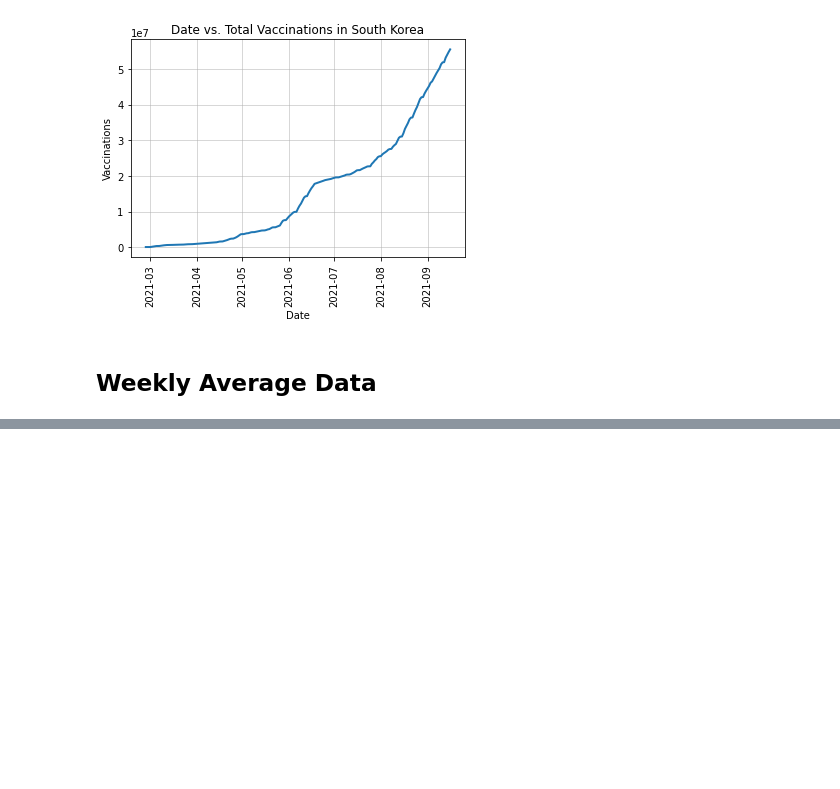
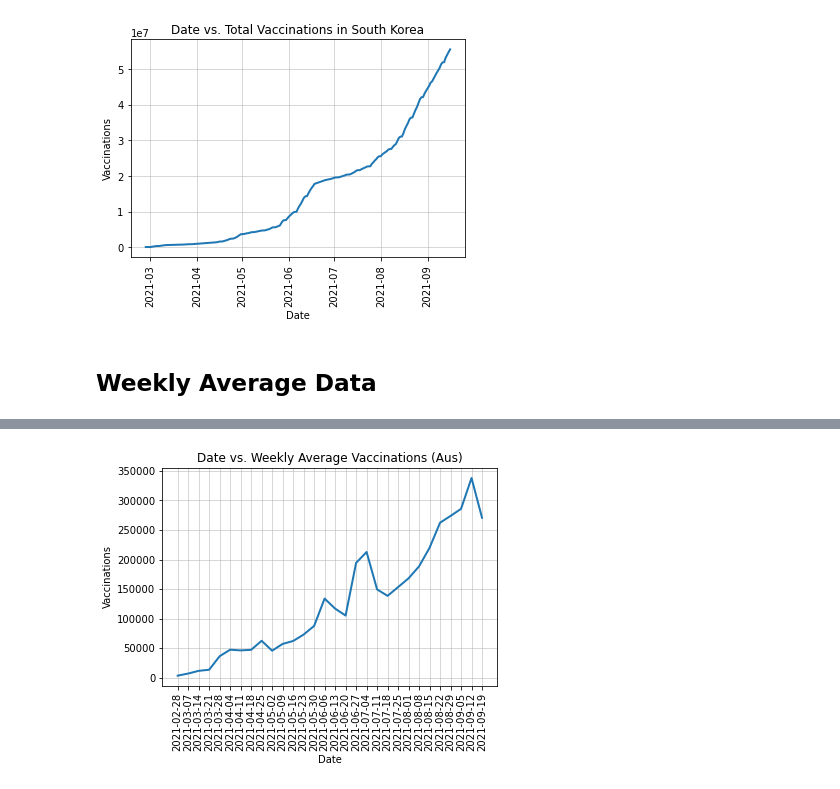
Before and after one commit to BenPickles85/bootcamp-project-1, a Jupyter notebook: vaccines_aus_merged.ipynb, the cells around one changed output, grey strips where cells are left out. Saved outputs shown, nothing was run; the diff lists cells and outputs as text; code cells hidden in the pictures; blank space fills up the shorter version.

Commit message:
add weekly data

```diff
--- a/vaccines_aus_merged.ipynb
+++ b/vaccines_aus_merged.ipynb
@@ -494,3 +494,15 @@ plt.grid(linewidth=1, alpha = 0.5)
 [figure]
 # %% [markdown]
 ## Weekly Average Data
+# %%
+# Weekly data
+file_to_load = "Resources/weekly_average_data.csv"
+read_file = pd.read_csv(file_to_load)
+#read_file.head()
+# %%
+weekly_data = read_file.rename(columns = {"Daily Vaccinations (Aus)" :"Weekly Average Vaccinations (Aus)",
+                             "Daily Vaccinations (US)": "Weekly Average Vaccinations (US)",
+                            "Daily Vaccinations (SKr)" : "Weekly Average Vaccinations (SKr)",
+                            "Daily Cases (Aus)" :"Weekly Average Cases (Aus)",
+                            "Daily Cases (US)": "Weekly Average Cases (US)",
+                             "Daily Cases (SKr)" : "Weekly Average Cases (SKr)"})
@@ -496,0 +526,12 @@ plt.grid(linewidth=1, alpha = 0.5)
+# %%
+# Create line chart
+plt.plot(weekly_data["date"], weekly_data["Weekly Average Vaccinations (Aus)"], linewidth=2)
+
+# Set title, labels and gridline
+plt.title("Date vs. Weekly Average Vaccinations (Aus)")
+plt.xlabel("Date")
+plt.ylabel("Vaccinations")
+plt.xticks(rotation='vertical')
+plt.grid(linewidth=1, alpha = 0.5)
+# %% [output]
+[figure, added]
```
Also changed, not shown: parts of 7 cells of this notebook.
